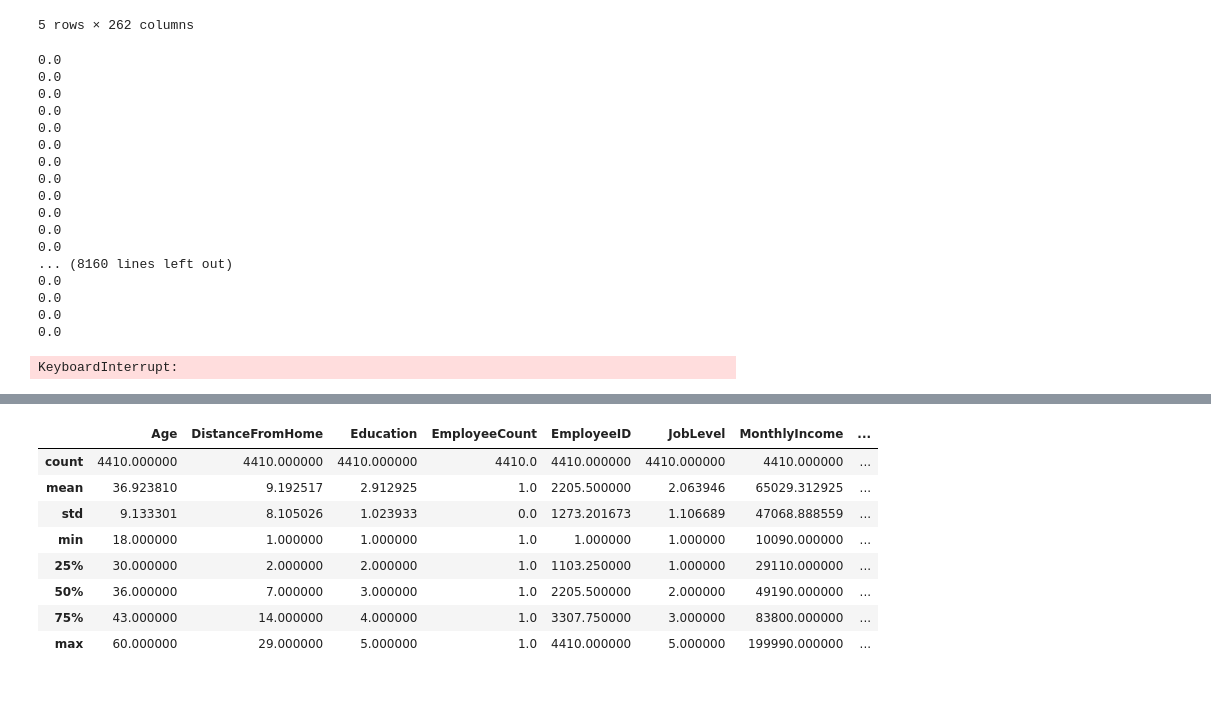
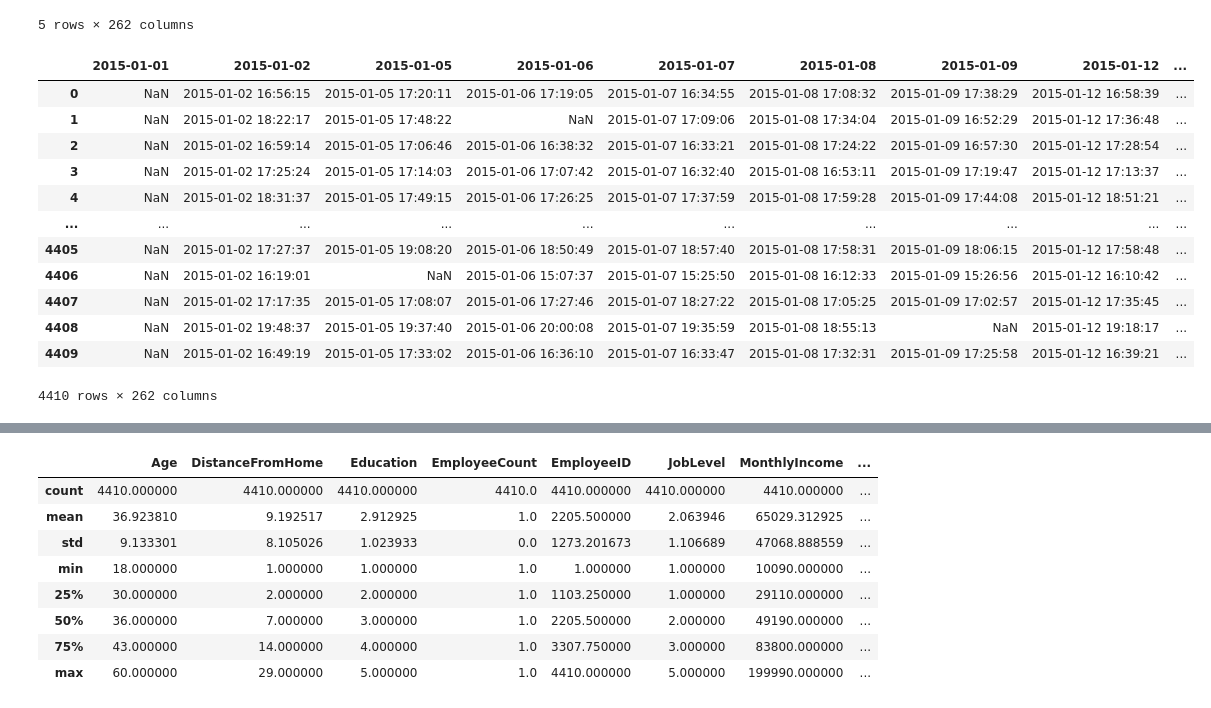
Before and after one commit to nazzim29/HumanForYou, a Jupyter notebook: projet.ipynb, the cells around one changed output, grey strips where cells are left out. Drawn from its saved outputs; the diff is of its cells as text; code cells hidden in the pictures.

```diff
--- a/projet.ipynb
+++ b/projet.ipynb
@@ -139,52 +139,21 @@ in_time_brute.head()
 | 3 | 4 | NaN | 2015-01-02 10:05:06 | 2015-01-05 09:56:32 | 2015-01-06 10:11:07 | 2015-01-07 09:37:30 | 2015-01-08 10:02:08 | 2015-01-09 10:08:12 | ... |
 | 4 | 5 | NaN | 2015-01-02 10:28:17 | 2015-01-05 09:49:58 | 2015-01-06 09:45:28 | 2015-01-07 09:49:37 | 2015-01-08 10:19:44 | 2015-01-09 10:00:50 | ... |
 5 rows × 262 columns
-# %%
-# count work hours for each employee
-from datetime import datetime,timedelta
-employees_hours = []
-for index,row in general_data.iterrows():
-    employee_id = row['EmployeeID']
-    in_time_idx = in_time_brute.index[in_time_brute[in_time_brute.columns[0]]==employee_id].tolist()[0]
-    out_time_idx = out_time_brute.index[out_time_brute[out_time_brute.columns[0]]==employee_id].tolist()[0]
-
-    employee_hour = None
-    for y,col in enumerate(in_time_brute.columns):
-
-        if y == 0:
-            continue
-        entree = in_time_brute.loc[in_time_idx,in_time_brute.columns[y]]
-        if pd.isna(entree):
-            continue
-        entree = datetime.strptime(entree,'%Y-%m-%d %H:%M:%S')
-        sortie = in_time_brute.loc[out_time_idx,out_time_brute.columns[y]]
-        if pd.isna(sortie):
-            continue
-        sortie = datetime.strptime(sortie,'%Y-%m-%d %H:%M:%S')
-        if employee_hour == None:
-            employee_hour = sortie - entree
-        else:
-            employee_hour += sortie - entree
-
-        print(employee_hour.total_seconds())
-    employees_hours.append(employee_hour.total_seconds()/(60**2))
-general_data['worked_hour'] = employees_hours
-# %% [output]
-0.0
-0.0
-0.0
-0.0
-0.0
-0.0
-0.0
-0.0
-0.0
-0.0
-0.0
-0.0
-... (8160 lines left out)
-0.0
-0.0
-0.0
-0.0
-KeyboardInterrupt:
+# %%
+out_time = out_time_brute.copy()
+out_time['employee_id'] = out_time_brute[out_time_brute.columns[0]]
+out_time.drop(out_time_brute.columns[0],axis=1)
+# %% [output]
+|  | 2015-01-01 | 2015-01-02 | 2015-01-05 | 2015-01-06 | 2015-01-07 | 2015-01-08 | 2015-01-09 | 2015-01-12 | ... |
+| 0 | NaN | 2015-01-02 16:56:15 | 2015-01-05 17:20:11 | 2015-01-06 17:19:05 | 2015-01-07 16:34:55 | 2015-01-08 17:08:32 | 2015-01-09 17:38:29 | 2015-01-12 16:58:39 | ... |
+| 1 | NaN | 2015-01-02 18:22:17 | 2015-01-05 17:48:22 | NaN | 2015-01-07 17:09:06 | 2015-01-08 17:34:04 | 2015-01-09 16:52:29 | 2015-01-12 17:36:48 | ... |
+| 2 | NaN | 2015-01-02 16:59:14 | 2015-01-05 17:06:46 | 2015-01-06 16:38:32 | 2015-01-07 16:33:21 | 2015-01-08 17:24:22 | 2015-01-09 16:57:30 | 2015-01-12 17:28:54 | ... |
+| 3 | NaN | 2015-01-02 17:25:24 | 2015-01-05 17:14:03 | 2015-01-06 17:07:42 | 2015-01-07 16:32:40 | 2015-01-08 16:53:11 | 2015-01-09 17:19:47 | 2015-01-12 17:13:37 | ... |
+| 4 | NaN | 2015-01-02 18:31:37 | 2015-01-05 17:49:15 | 2015-01-06 17:26:25 | 2015-01-07 17:37:59 | 2015-01-08 17:59:28 | 2015-01-09 17:44:08 | 2015-01-12 18:51:21 | ... |
+| ... | ... | ... | ... | ... | ... | ... | ... | ... | ... |
+| 4405 | NaN | 2015-01-02 17:27:37 | 2015-01-05 19:08:20 | 2015-01-06 18:50:49 | 2015-01-07 18:57:40 | 2015-01-08 17:58:31 | 2015-01-09 18:06:15 | 2015-01-12 17:58:48 | ... |
+| 4406 | NaN | 2015-01-02 16:19:01 | NaN | 2015-01-06 15:07:37 | 2015-01-07 15:25:50 | 2015-01-08 16:12:33 | 2015-01-09 15:26:56 | 2015-01-12 16:10:42 | ... |
+| 4407 | NaN | 2015-01-02 17:17:35 | 2015-01-05 17:08:07 | 2015-01-06 17:27:46 | 2015-01-07 18:27:22 | 2015-01-08 17:05:25 | 2015-01-09 17:02:57 | 2015-01-12 17:35:45 | ... |
+| 4408 | NaN | 2015-01-02 19:48:37 | 2015-01-05 19:37:40 | 2015-01-06 20:00:08 | 2015-01-07 19:35:59 | 2015-01-08 18:55:13 | NaN | 2015-01-12 19:18:17 | ... |
+| 4409 | NaN | 2015-01-02 16:49:19 | 2015-01-05 17:33:02 | 2015-01-06 16:36:10 | 2015-01-07 16:33:47 | 2015-01-08 17:32:31 | 2015-01-09 17:25:58 | 2015-01-12 16:39:21 | ... |
+4410 rows × 262 columns
```
Also changed, not shown: parts of 3 cells of this notebook.
